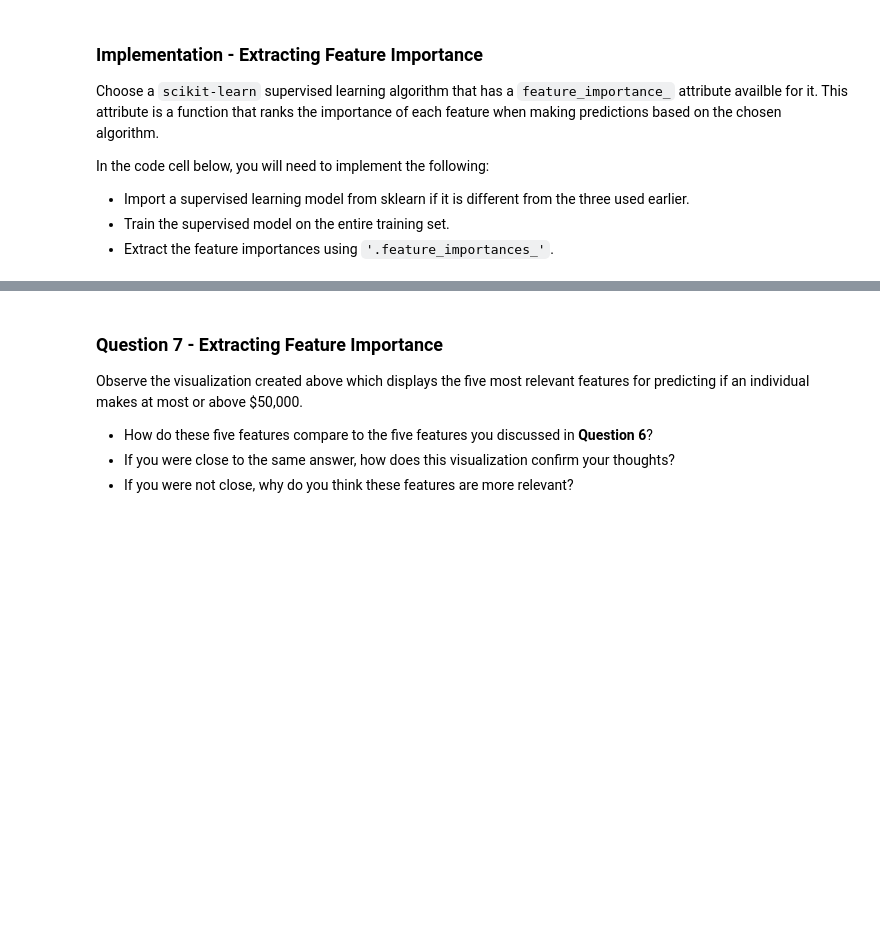
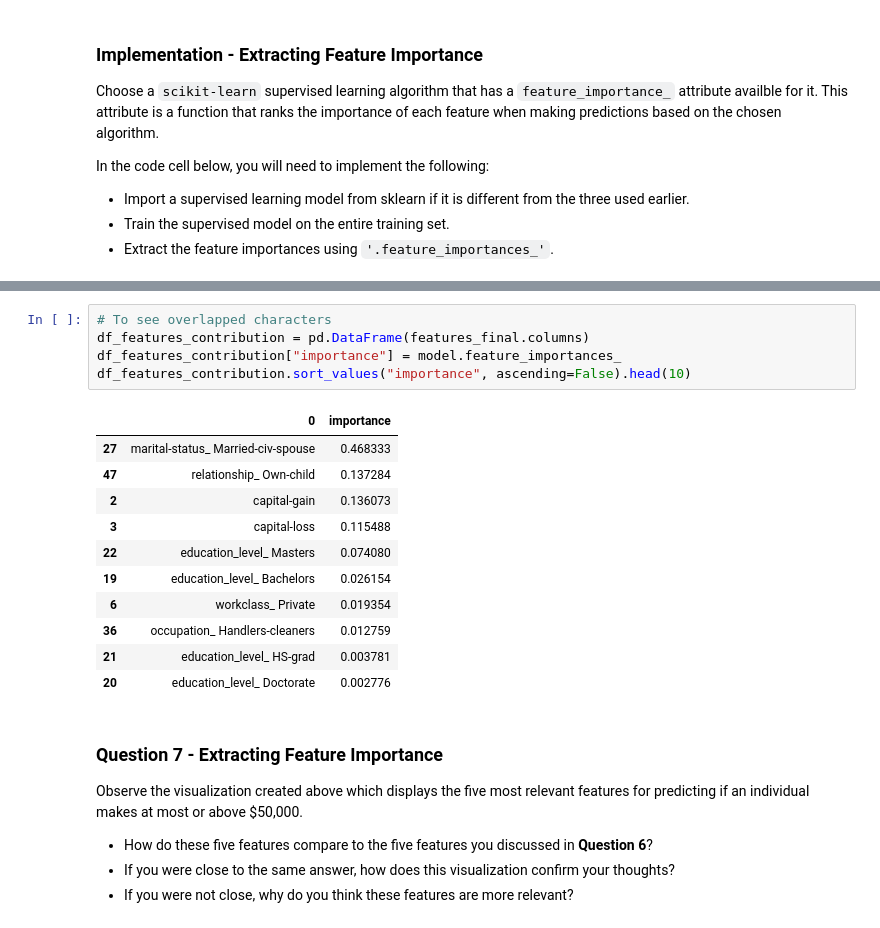
Before and after one commit to HajimeK/machine-learning, a Jupyter notebook: projects/finding_donors/finding_donors.ipynb, the cells around one changed output, grey strips where cells are left out. Cells and saved outputs as stored; diff of their text form; blank space fills up the shorter version.

```diff
--- a/projects/finding_donors/finding_donors.ipynb
+++ b/projects/finding_donors/finding_donors.ipynb
@@ -583,3 +643,20 @@ vs.feature_plot(importances, X_train, y_train)
+# %%
+# To see overlapped characters
+df_features_contribution = pd.DataFrame(features_final.columns)
+df_features_contribution["importance"] = model.feature_importances_
+df_features_contribution.sort_values("importance", ascending=False).head(10)
+# %% [output]
+|  | 0 | importance |
+| 27 | marital-status_ Married-civ-spouse | 0.468333 |
+| 47 | relationship_ Own-child | 0.137284 |
+| 2 | capital-gain | 0.136073 |
+| 3 | capital-loss | 0.115488 |
+| 22 | education_level_ Masters | 0.074080 |
+| 19 | education_level_ Bachelors | 0.026154 |
+| 6 | workclass_ Private | 0.019354 |
+| 36 | occupation_ Handlers-cleaners | 0.012759 |
+| 21 | education_level_ HS-grad | 0.003781 |
+| 20 | education_level_ Doctorate | 0.002776 |
 # %% [markdown]
 ### Question 7 - Extracting Feature Importance
 
```
Also changed, not shown: parts of 22 cells of this notebook, 1 other file.
